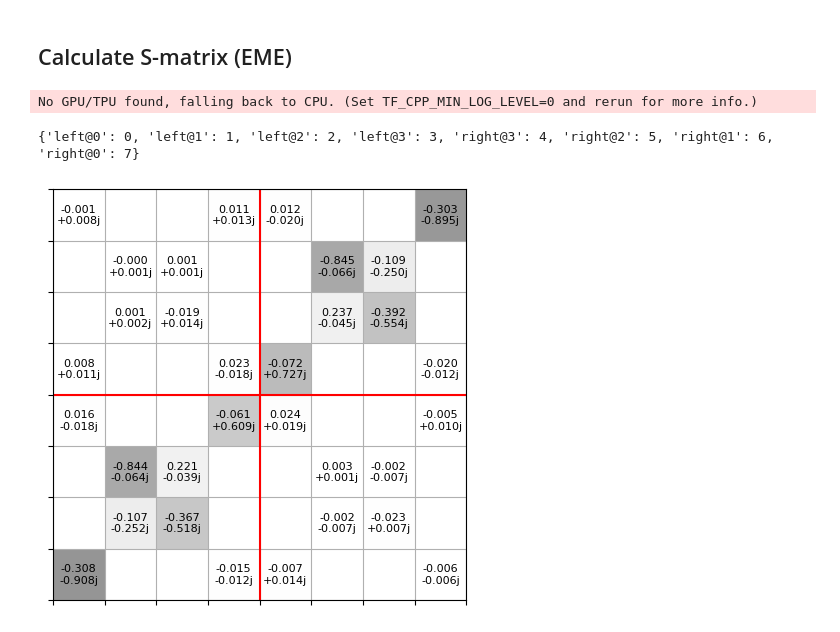
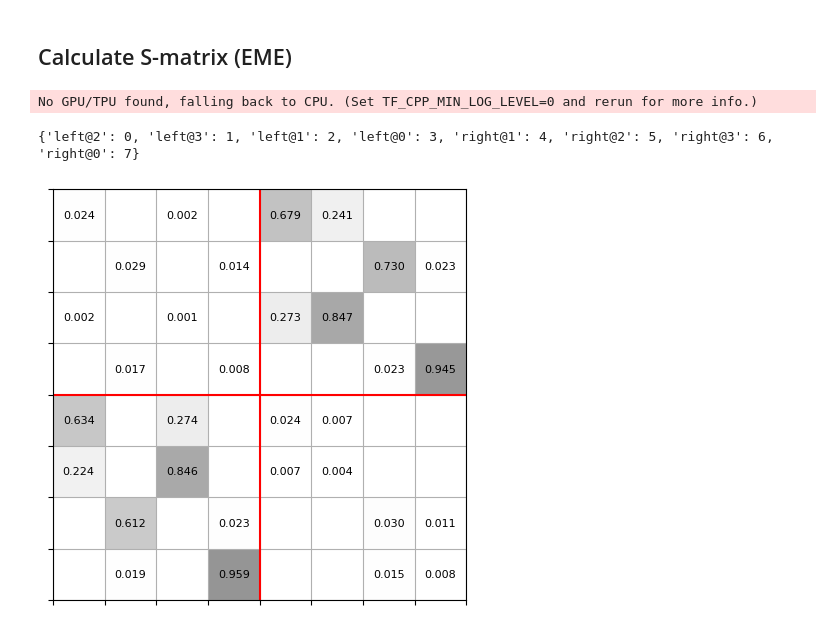
Before and after one commit to flaport/meow, a Jupyter notebook: _sources/examples/01_gds_taper.ipynb, the cells around one changed output. Drawn from its saved outputs; the diff is of its cells as text; code cells hidden in the pictures.

```diff
--- a/_sources/examples/01_gds_taper.ipynb
+++ b/_sources/examples/01_gds_taper.ipynb
@@ -181,8 +181,8 @@ mw.visualize(modes[-1][1], fields=["Hx"])
 # %%
 S, port_map = mw.compute_s_matrix(modes)
 print(port_map)
-mw.visualize((S, port_map))
+mw.visualize((abs(S), port_map))
 # %% [output]
 No GPU/TPU found, falling back to CPU. (Set TF_CPP_MIN_LOG_LEVEL=0 and rerun for more info.)
-{'left@0': 0, 'left@1': 1, 'left@2': 2, 'left@3': 3, 'right@3': 4, 'right@2': 5, 'right@1': 6, 'right@0': 7}
+{'left@2': 0, 'left@3': 1, 'left@1': 2, 'left@0': 3, 'right@1': 4, 'right@2': 5, 'right@3': 6, 'right@0': 7}
-[figure, old version]
+[figure, new version]
```
Also changed, not shown: parts of 2 cells of this notebook, 49 other files.
